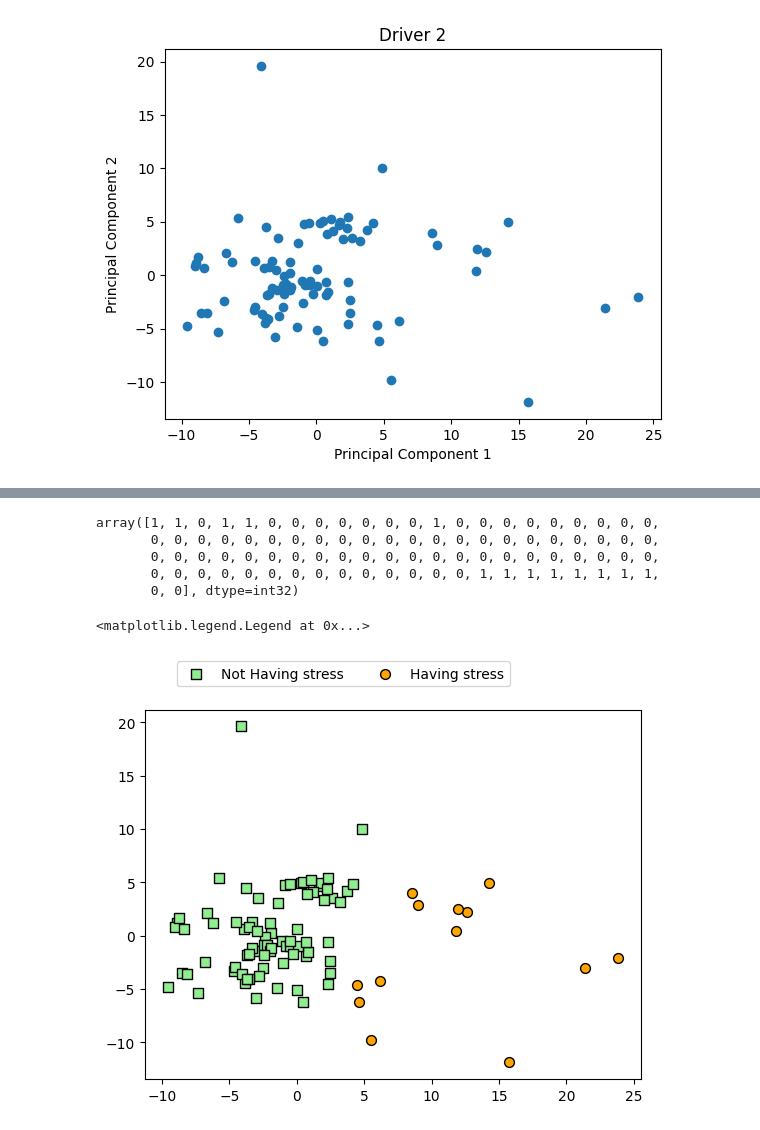
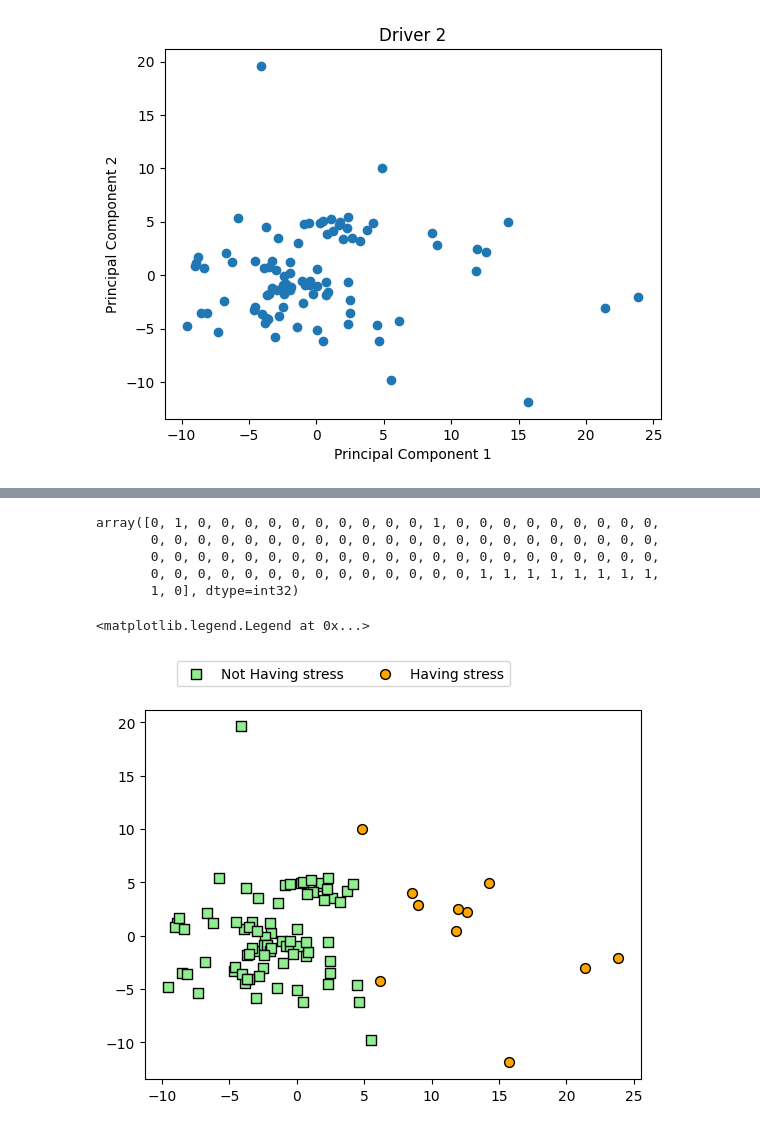
Before and after one commit to Aryamn/MTP, a Jupyter notebook: Flirt.ipynb, the cells around one changed output, grey strips where cells are left out. Drawn from its saved outputs; the diff is of its cells as text; code cells hidden in the pictures.

Commit message:
printed most important feature and updated number of Principal Components

```diff
--- a/Flirt.ipynb
+++ b/Flirt.ipynb
@@ -150,11 +157,14 @@ set(df)-set(data)
 scale = StandardScaler()
 transformed_data = scale.fit_transform(data)
 # %%
-pca = PCA(n_components=2)
+pca = PCA(n_components=25)
 principalComponents = pca.fit_transform(transformed_data)
+n_pcs= pca.components_.shape[0] #number of components
 # %%
+principalDf_columns = ["PC"+str(i+1) for i in range(25)]
 principalDf = pd.DataFrame(data = principalComponents
-             , columns = ['principal component 1', 'principal component 2'])
+             , columns = principalDf_columns)
+# principalDf_columns
 # %%
 pca.explained_variance_ratio_.cumsum()
 # %% [output]
@@ -193,26 +218,26 @@ km = KMeans(n_clusters=2, init='k-means++', n_init=10, max_iter=300, tol=0.0001,
 y_km = km.fit_predict(principalDf)
 y_km
 # %% [output]
-array([1, 1, 0, 1, 1, 0, 0, 0, 0, 0, 0, 0, 1, 0, 0, 0, 0, 0, 0, 0, 0, 0,
+array([0, 1, 0, 0, 0, 0, 0, 0, 0, 0, 0, 0, 1, 0, 0, 0, 0, 0, 0, 0, 0, 0,
        0, 0, 0, 0, 0, 0, 0, 0, 0, 0, 0, 0, 0, 0, 0, 0, 0, 0, 0, 0, 0, 0,
        0, 0, 0, 0, 0, 0, 0, 0, 0, 0, 0, 0, 0, 0, 0, 0, 0, 0, 0, 0, 0, 0,
        0, 0, 0, 0, 0, 0, 0, 0, 0, 0, 0, 0, 0, 0, 1, 1, 1, 1, 1, 1, 1, 1,
-       0, 0], dtype=int32)
+       1, 0], dtype=int32)
 # %%
 plt.scatter(
-    principalDf[y_km == 0]['principal component 1'], principalDf[y_km == 0]['principal component 2'],
+    principalDf[y_km == 0]['PC1'], principalDf[y_km == 0]['PC2'],
     s=50, c='lightgreen',
     marker='s', edgecolor='black',
     label='Not Having stress'
 )
 
 plt.scatter(
-    principalDf[y_km == 1]['principal component 1'], principalDf[y_km == 1]['principal component 2'],
+    principalDf[y_km == 1]['PC1'], principalDf[y_km == 1]['PC2'],
     s=50, c='orange',
     marker='o', edgecolor='black',
     label='Having stress'
 )
 plt.legend(bbox_to_anchor =(0.75, 1.15), ncol = 2)
 # %% [output]
 <matplotlib.legend.Legend at 0x...>
-[figure, old version]
+[figure, new version]
```
Also changed, not shown: parts of 20 cells of this notebook.
